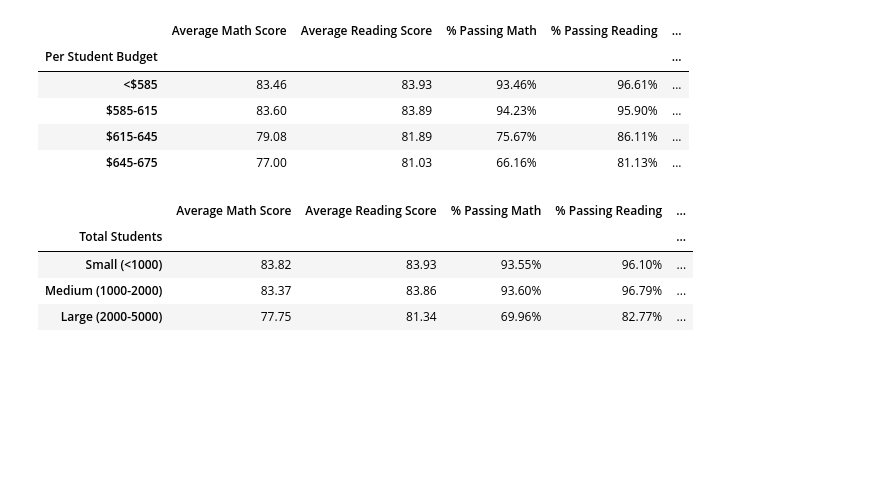
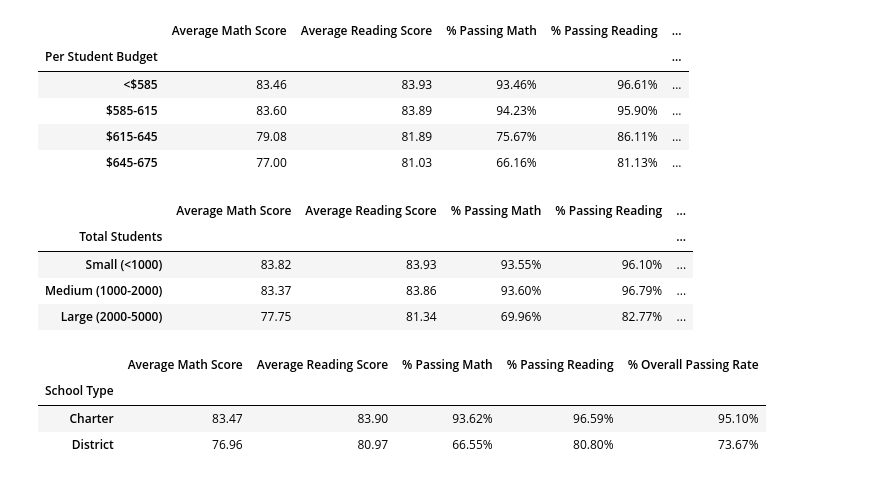
Before and after one commit to djoleary5/PyCitySchools, a Jupyter notebook: OLEARY_PyCitySchools.ipynb, the cells around one changed output. Saved outputs shown, nothing was run; the diff lists cells and outputs as text; code cells hidden in the pictures; blank space fills up the shorter version.

```diff
--- a/OLEARY_PyCitySchools.ipynb
+++ b/OLEARY_PyCitySchools.ipynb
@@ -318,3 +318,20 @@ sizeBins
 | Small (<1000) | 83.82 | 83.93 | 93.55% | 96.10% | ... |
 | Medium (1000-2000) | 83.37 | 83.86 | 93.60% | 96.79% | ... |
 | Large (2000-5000) | 77.75 | 81.34 | 69.96% | 82.77% | ... |
+# %%
+# creates a dataframe grouped by school type with the avg scores and passing rates
+typeBins = unformSch.loc[:, ['School Type', 'Average Math Score', 'Average Reading Score', '% Passing Math',
+                          '% Passing Reading', '% Overall Passing Rate']]
+typeBins = typeBins.groupby('School Type')
+typeBins = typeBins.mean()
+typeBins['Average Math Score'] = typeBins['Average Math Score'].map("{:.2f}".format)
+typeBins['Average Reading Score'] = typeBins['Average Reading Score'].map("{:.2f}".format)
+typeBins['% Passing Math'] = typeBins['% Passing Math'].map("{:.2f}%".format)
+typeBins['% Passing Reading'] = typeBins['% Passing Reading'].map("{:.2f}%".format)
+typeBins['% Overall Passing Rate'] = typeBins['% Overall Passing Rate'].map("{:.2f}%".format)
+typeBins
+# %% [output]
+|  | Average Math Score | Average Reading Score | % Passing Math | % Passing Reading | % Overall Passing Rate |
+| School Type |  |  |  |  |  |
+| Charter | 83.47 | 83.90 | 93.62% | 96.59% | 95.10% |
+| District | 76.96 | 80.97 | 66.55% | 80.80% | 73.67% |
```
